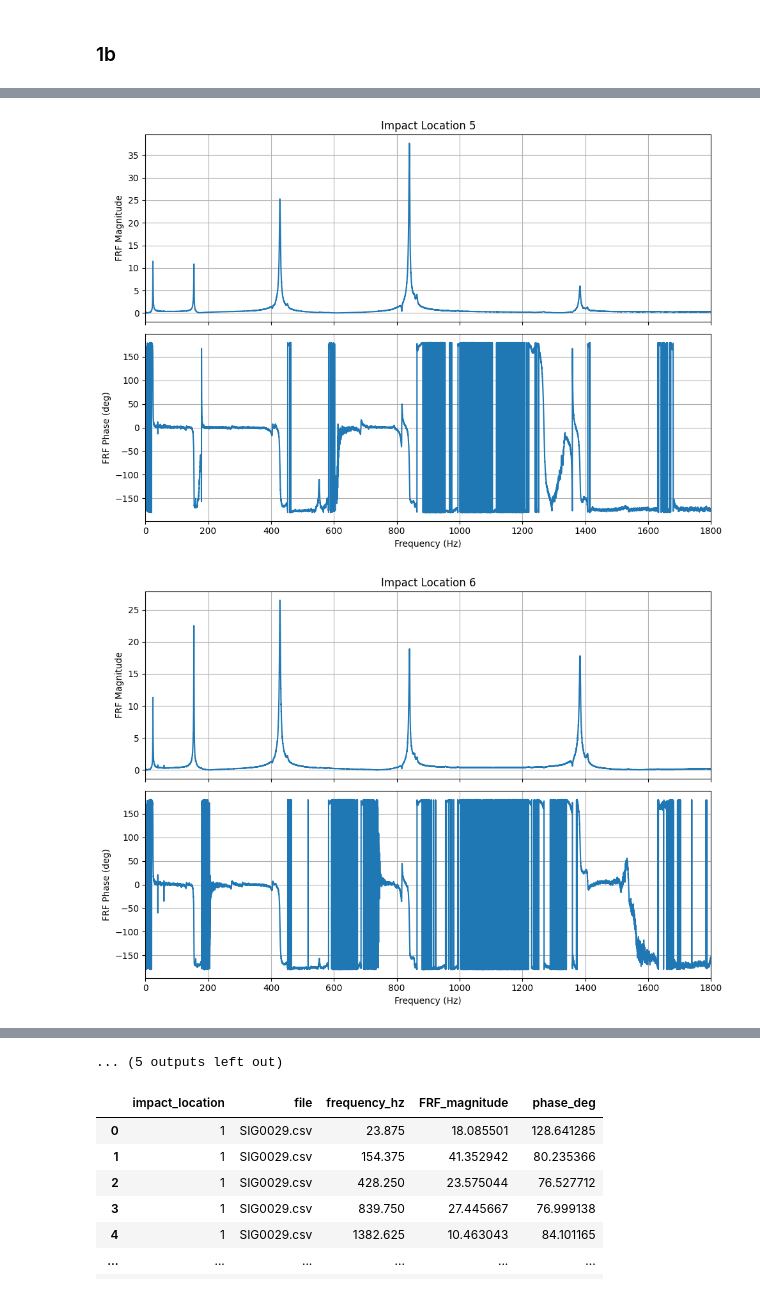
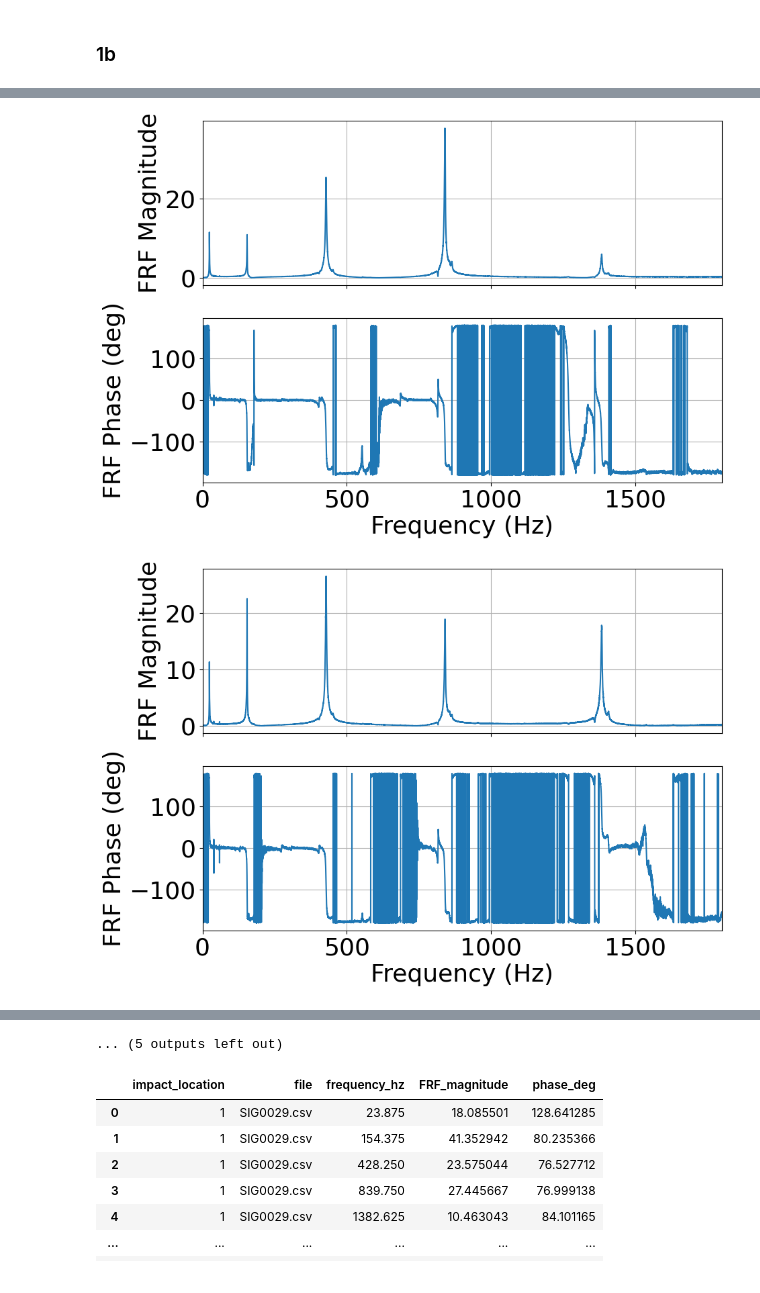
Before and after one commit to aaliyahgaffey/lab5_AE461, a Jupyter notebook: data_analysis.ipynb, the cells around one changed output, grey strips where cells are left out. Saved outputs shown, nothing was run; the diff lists cells and outputs as text; code cells hidden in the pictures.

Commit message:
Update plot formatting

```diff
--- a/data_analysis.ipynb
+++ b/data_analysis.ipynb
@@ -122,6 +122,17 @@ def hz_to_samples(freq, min_peak_distance_hz=80):
     return max(1, int(round(min_peak_distance_hz / df)))
 # %% [markdown]
 ### 1a
+# %%
+import matplotlib.pyplot as plt
+
+plt.rcParams.update({
+    "font.size": 26,        # base font
+    "axes.titlesize": 26,
+    "axes.labelsize": 26,
+    "xtick.labelsize": 26,
+    "ytick.labelsize": 26,
+    "legend.fontsize": 26
+})
 # %%
 for i, d in enumerate(data, start=1):
     freq, real, imag = restrict_band(d["freq_frf"], d["frf_real"], d["frf_imag"])
@@ -132,7 +143,8 @@ for i, d in enumerate(data, start=1):
     plt.xlim(FREQ_MIN, FREQ_MAX)
     plt.xlabel("Frequency (Hz)")
     plt.ylabel("FRF [(g)/(N)]")
-    plt.title(f"Impact Location {i}")
+    # plt.title(f"Impact Location {i}")
     plt.legend()
+    plt.savefig(f"Impact location {i}.png", dpi = 350, bbox_inches = "tight")
     plt.show()
 # %% [output]
@@ -205,6 +217,17 @@ print("Saved: problem_1a_imag_peaks_real_zero_table.csv")
 Saved: problem_1a_imag_peaks_real_zero_table.csv
 # %% [markdown]
 ### 1b
+# %%
+import matplotlib.pyplot as plt
+
+plt.rcParams.update({
+    "font.size": 26,        # base font
+    "axes.titlesize": 26,
+    "axes.labelsize": 26,
+    "xtick.labelsize": 26,
+    "ytick.labelsize": 26,
+    "legend.fontsize": 26
+})
 # %%
 for i, d in enumerate(data, start=1):
     freq, mag, phase = restrict_band(d["freq_frf"], d["frf_mag"], d["frf_phase_deg"])
@@ -213,7 +236,7 @@ for i, d in enumerate(data, start=1):
 
     axes[0].plot(freq, mag)
     axes[0].set_ylabel("FRF Magnitude")
-    axes[0].set_title(f"Impact Location {i}")
+    # axes[0].set_title(f"Impact Location {i}")
 
     axes[1].plot(freq, phase)
     axes[1].set_ylabel("FRF Phase (deg)")
@@ -221,5 +244,6 @@ for i, d in enumerate(data, start=1):
     axes[1].set_xlim(FREQ_MIN, FREQ_MAX)
 
     plt.tight_layout()
+    plt.savefig(f"1b_impact_location_{i}", dpi = 350, bbox_inches = "tight")
     plt.show()
 # %% [output]
@@ -230,2 +254,2 @@ for i, d in enumerate(data, start=1):
-[figure, old version]
+[figure, new version]
-[figure, old version]
+[figure, new version]
```
Also changed, not shown: parts of 2 cells of this notebook, 34 other files.
